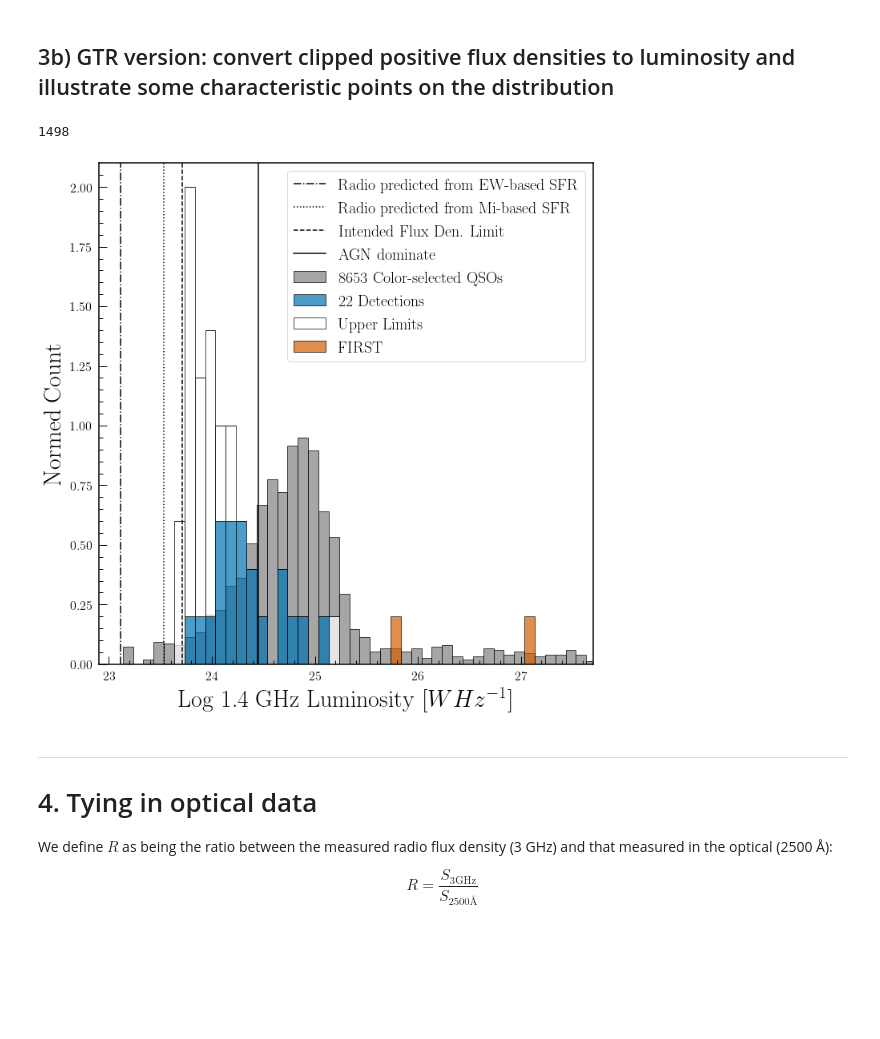
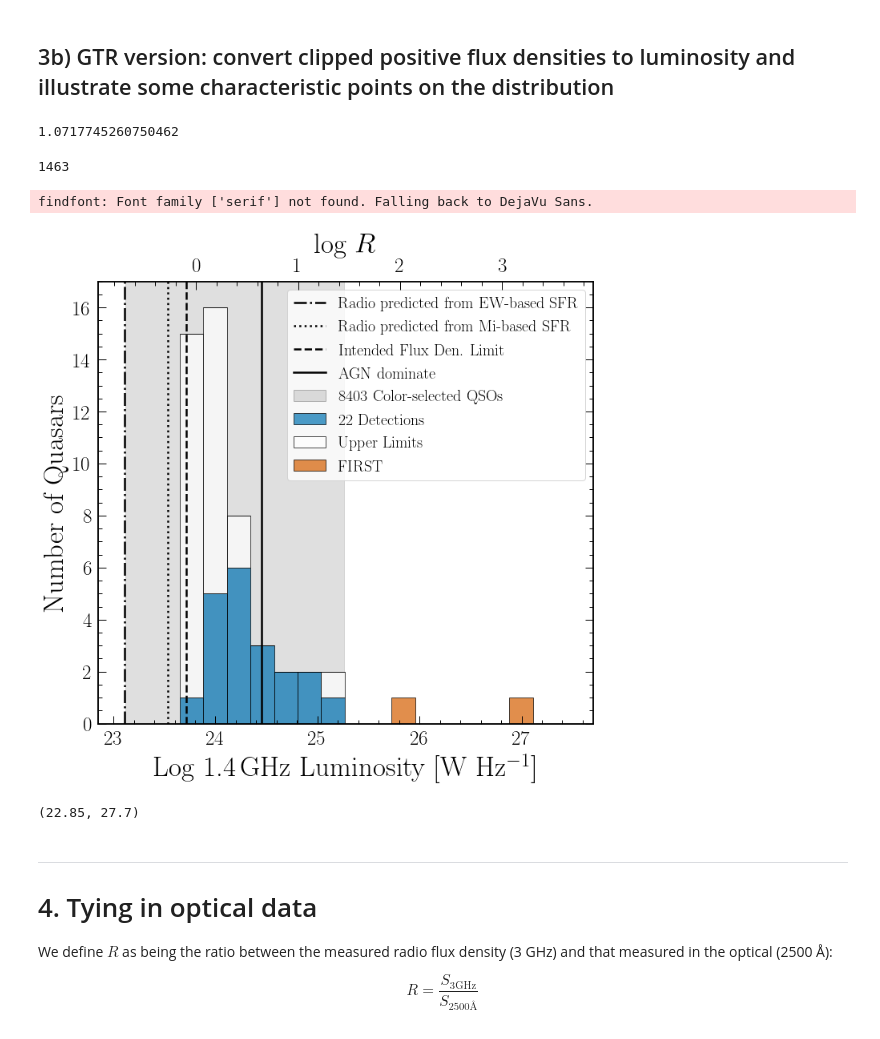
Before and after one commit to RichardsGroup/VLA2018b, a Jupyter notebook: MakeFigures_forPaper.ipynb, the cells around one changed output. Saved outputs shown, nothing was run; the diff lists cells and outputs as text; code cells hidden in the pictures; blank space fills up the shorter version.

```diff
--- a/MakeFigures_forPaper.ipynb
+++ b/MakeFigures_forPaper.ipynb
@@ -18,3 +12,8 @@ or from the matplotlib source distribution
+# %%
+plt.rcParams['xtick.top'] = True
+plt.rcParams['ytick.right'] = True
+prop_cycle = plt.rcParams['axes.prop_cycle']
+colors = prop_cycle.by_key()['color']
 # %%
 def figsze(hscale,
             vscale=0.618034,
@@ -395,3 +605,10 @@ plt.show()
 ---
 
 # 3. Forced Photometry
+# %%
+#TVM added 10/31/2020 - the Shen objects are sorted same
+#as the forced photometry objects, so just apply this mask to
+#z_nvss and fnvss below to limit analysis to 8403 color-selected objects
+shen = pd.read_csv("PGv2_DR7_data/grdr7_Shen2011_targ_uni.csv")
+COL=(shen["COL_FLAG"]==1)
+COL.sum()
@@ -398,6 +617,6 @@ plt.show()
 # %%
-z_nvss = pd.read_csv("forced_photometry.csv")[["REDSHIFT"]].values.flatten()
-fnvss = 1000.*(pd.read_csv("forced_photometry.csv")[["Flux Density (Jy/b)"]].values.flatten()) #values in Jy - want mJy
+z_nvss = pd.read_csv("forced_photometry.csv")[["REDSHIFT"]].values.flatten()[COL]
+fnvss = 1000.*(pd.read_csv("forced_photometry.csv")[["Flux Density (Jy/b)"]].values.flatten()[COL]) #values in Jy - want mJy
 fnvss_clip = sigma_clip(fnvss,sigma_lower=3,sigma_upper=2.5,maxiters=10,masked=False)
 
 logGTR = radluminosity(1.4, 3., S3, -0.7, z)
@@ -447,41 +668,73 @@ Std    = 0.4867 mJy/b
 # %% [markdown]
 ## 3b) GTR version: convert clipped positive flux densities to luminosity and illustrate some characteristic points on the distribution
+# %%
+Lmed = radluminosity(1.4, 1.4, median*1000, -0.7, 1.84)
+width=radluminosity(1.4, 1.4, (median+2*sigma)*1000, -0.7, 1.84)-radluminosity(1.4, 1.4, median*1000, -0.7, 1.84)
+width
+# %% [output]
+1.0717745260750462
 # %%
+import matplotlib.patches as patches
+
 #GTR version, just compare to positive detections and z<1.75
 #Don't really need the gaussian fit.
 
 Lnvss = radluminosity(1.4, 1.4, 1000.*fnvss[(fnvss>0.)&(z_nvss<1.75)], -0.7, z_nvss[(fnvss>0.)&(z_nvss<1.75)])
 Lnvssbins=np.arange(min(Lnvss), max(Lnvss), .1)
 print(len(Lnvss))
 
-fig,ax = plt.subplots(1,1,figsize=(10,10))
+fig,ax1 = plt.subplots(1,1,figsize=(10,10))
 
-plt.hist(Lnvss, color="grey", edgecolor="k", bins=Lnvssbins, density=True, alpha=0.7, label="8653 Color-selected QSOs")
+#Change 10/31/2020: Amy and Gordon suggest to plot the NVSS
+#data as just a shaded region, as not plotting the non-detections
+#is making the distribution look much more right-shifted than it should
+rect = patches.Rectangle((Lmed-width,0),2*width,38,linewidth=1,edgecolor='grey',facecolor='grey',alpha=0.25)
+ax1.add_patch(rect)
+#ax1.plot([Lmed,Lmed],[0,38], "#00ff00", linewidth=2.5, label="8403 Color-selected Objects")
+ax1.hist(Lnvss+100, color="grey", edgecolor="k", bins=Lnvssbins, density=True, alpha=0.25, label="8403 Color-selected QSOs")
+
 
 #Plot GTR data
-plt.hist([logGTR[D==1], logGTR[D==0], logGTR[D==2]], histtype="barstacked", color=["#0072b2", "w", "#d55e00"],
-          alpha=0.7, edgecolor="k", density=True, bins=Lnvssbins, label=["22 Detections", "Upper Limits", "FIRST"])
+ax1.hist([logGTR[D==1], logGTR[D==0], logGTR[D==2]], histtype="barstacked", color=["#0072b2", "w", "#d55e00"],
+          alpha=0.7, edgecolor="k", bins=15, label=["22 Detections", "Upper Limits", "FIRST"])
 
 #plt.annotate(s="$\mu$=24.81", xy=(25.6,1.3), size=45, color="red")
 #plt.annotate(s="$\sigma$=0.54", xy=(25.6,1.1), size=45, color="red")
 
-plt.plot([23.11,23.11],[0,38],"-.k",label="Radio predicted from EW-based SFR")
-plt.plot([23.535,23.535],[0,38],":k",label="Radio predicted from Mi-based SFR")
-plt.plot([23.71,23.71],[0,38],"--k",label="Intended Flux Den. Limit")
-plt.plot([24.45,24.45],[0,38],"-k",label="AGN dominate")
+ax1.plot([23.11,23.11],[0,38],"-.k",linewidth=2.5,label="Radio predicted from EW-based SFR")
+ax1.plot([23.535,23.535],[0,38],":k",linewidth=2.5,label="Radio predicted from Mi-based SFR")
+ax1.plot([23.71,23.71],[0,38],"--k",linewidth=2.5,label="Intended Flux Den. Limit")
+ax1.plot([24.45,24.45],[0,38],"-k",linewidth=2.5,label="AGN dominate")
 
 
-plt.xlim(22.9, 27.7)
-plt.ylim(0,2.1)
-plt.xlabel("Log 1.4 GHz Luminosity [$W Hz^{-1}$]", fontsize=30)
-plt.ylabel("Normed Count", fontsize=30)
-plt.legend(loc="best", prop={"size":20})
+ax1.set_xlim(22.85, 27.7)
+ax1.set_ylim(0,17)
+ax1.set_xlabel("Log 1.4\,GHz Luminosity [W Hz$^{-1}$]", fontsize=35)
+ax1.set_ylabel("Number of Quasars", fontsize=35)
+ax1.tick_params(axis='both', which='major', labelsize=25)
+ax1.legend(loc="upper right", prop={"size":20})
+
+
+#Manually add log R axis
+ax2 = ax1.twiny()
+lolim, hilim = ax1.get_xlim() #The x limits in luminosity
+#Median of L2500 in our sample is 10^23.81
+ax2.set_xlim(lolim-23.81, hilim-23.81)
+ax2.set_xticks([0.0, 1.0, 2.0, 3.0])
+ax2.set_xlabel("log $R$", fontsize=35)
+ax2.tick_params(axis='both', which='major', labelsize=25)
+
 plt.tight_layout()
-plt.savefig("PaperPlots/nvssForcedPhotometry_GTRoverplotted_wlines.pdf")
+#plt.savefig("PaperPlots/nvssForcedPhotometry_GTRoverplotted_wlines.pdf")
 plt.show()
 # %% [output]
-1498
+1463
+findfont: Font family ['serif'] not found. Falling back to DejaVu Sans.
-[figure, old version]
+[figure, new version]
+# %%
+ax1.get_xlim()
+# %% [output]
+(22.85, 27.7)
 # %% [markdown]
 ---
 
```
Also changed, not shown: parts of 51 cells of this notebook.
